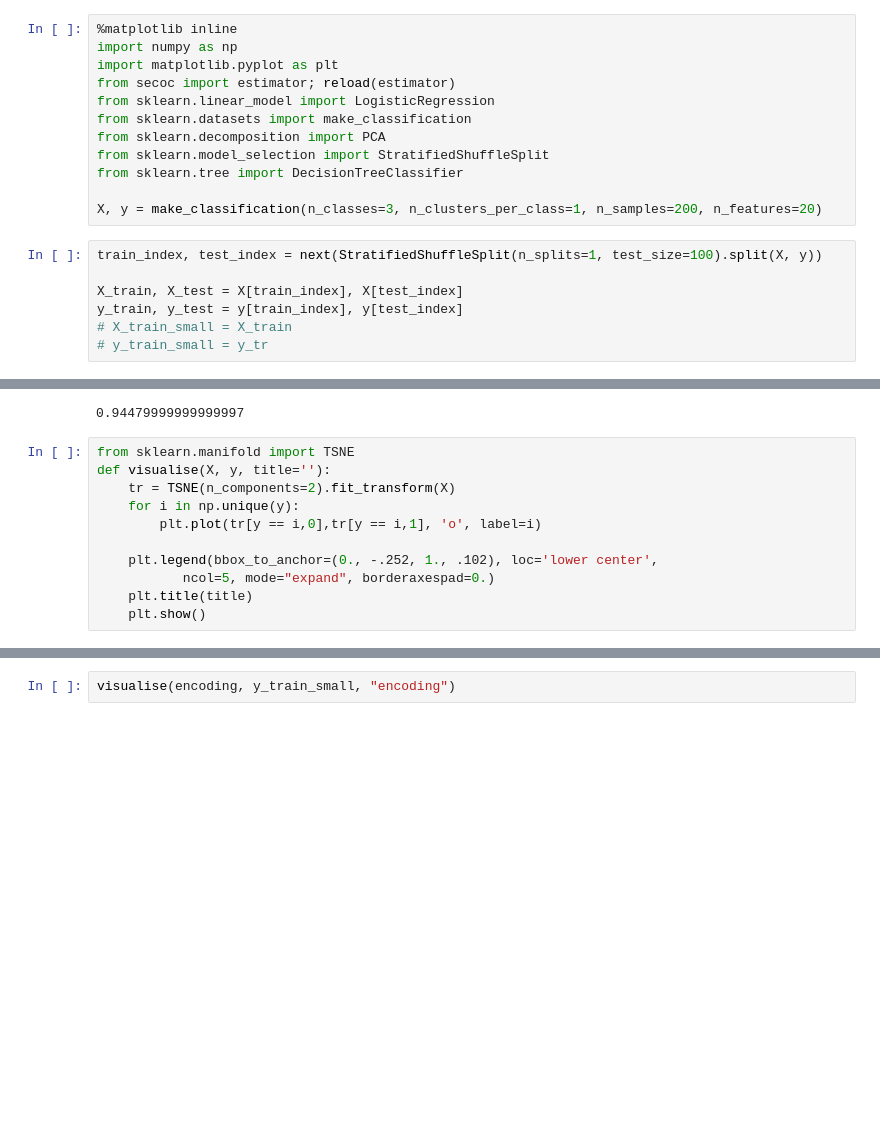
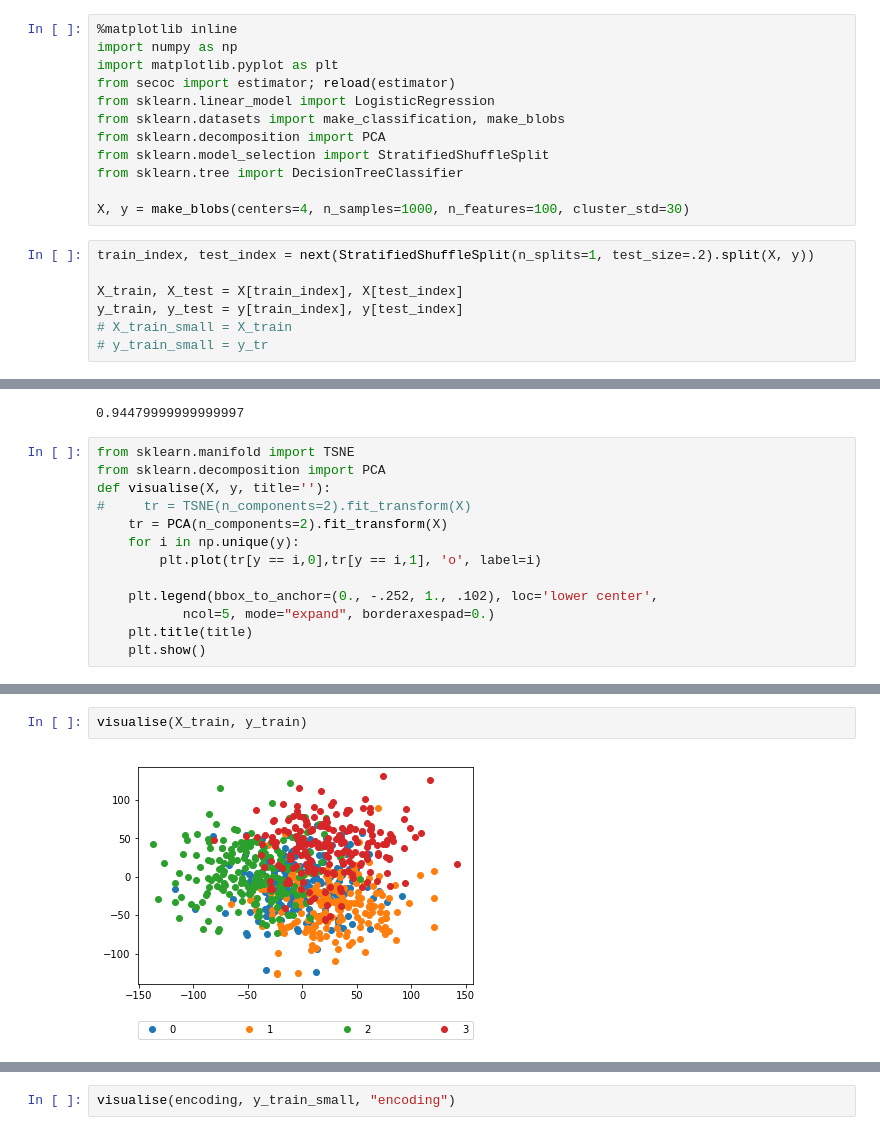
Before and after one commit to slipguru/sliding-ecoc, a Jupyter notebook: notebooks/testing_synthetic.ipynb, the cells around one changed output, grey strips where cells are left out. Saved outputs shown, nothing was run; the diff lists cells and outputs as text; blank space fills up the shorter version.

```diff
--- a/notebooks/testing_synthetic.ipynb
+++ b/notebooks/testing_synthetic.ipynb
@@ -16,14 +16,14 @@ import numpy as np
 import matplotlib.pyplot as plt
 from secoc import estimator; reload(estimator)
 from sklearn.linear_model import LogisticRegression
-from sklearn.datasets import make_classification
+from sklearn.datasets import make_classification, make_blobs
 from sklearn.decomposition import PCA
 from sklearn.model_selection import StratifiedShuffleSplit
 from sklearn.tree import DecisionTreeClassifier
 
-X, y = make_classification(n_classes=3, n_clusters_per_class=1, n_samples=200, n_features=20)
+X, y = make_blobs(centers=4, n_samples=1000, n_features=100, cluster_std=30)
 # %%
-train_index, test_index = next(StratifiedShuffleSplit(n_splits=1, test_size=100).split(X, y))
+train_index, test_index = next(StratifiedShuffleSplit(n_splits=1, test_size=.2).split(X, y))
 
 X_train, X_test = X[train_index], X[test_index]
 y_train, y_test = y[train_index], y[test_index]
@@ -79,8 +111,10 @@ rfc.score(X_test, np.where(y_test)[1])
 0.94479999999999997
 # %%
 from sklearn.manifold import TSNE
+from sklearn.decomposition import PCA
 def visualise(X, y, title=''):
-    tr = TSNE(n_components=2).fit_transform(X)
+#     tr = TSNE(n_components=2).fit_transform(X)
+    tr = PCA(n_components=2).fit_transform(X)
     for i in np.unique(y):
         plt.plot(tr[y == i,0],tr[y == i,1], 'o', label=i)
 
@@ -94,0 +129,4 @@ encoding.shape
+# %%
+visualise(X_train, y_train)
+# %% [output]
+[figure, added]
```
Also changed, not shown: parts of 8 cells of this notebook, 1 other file.
